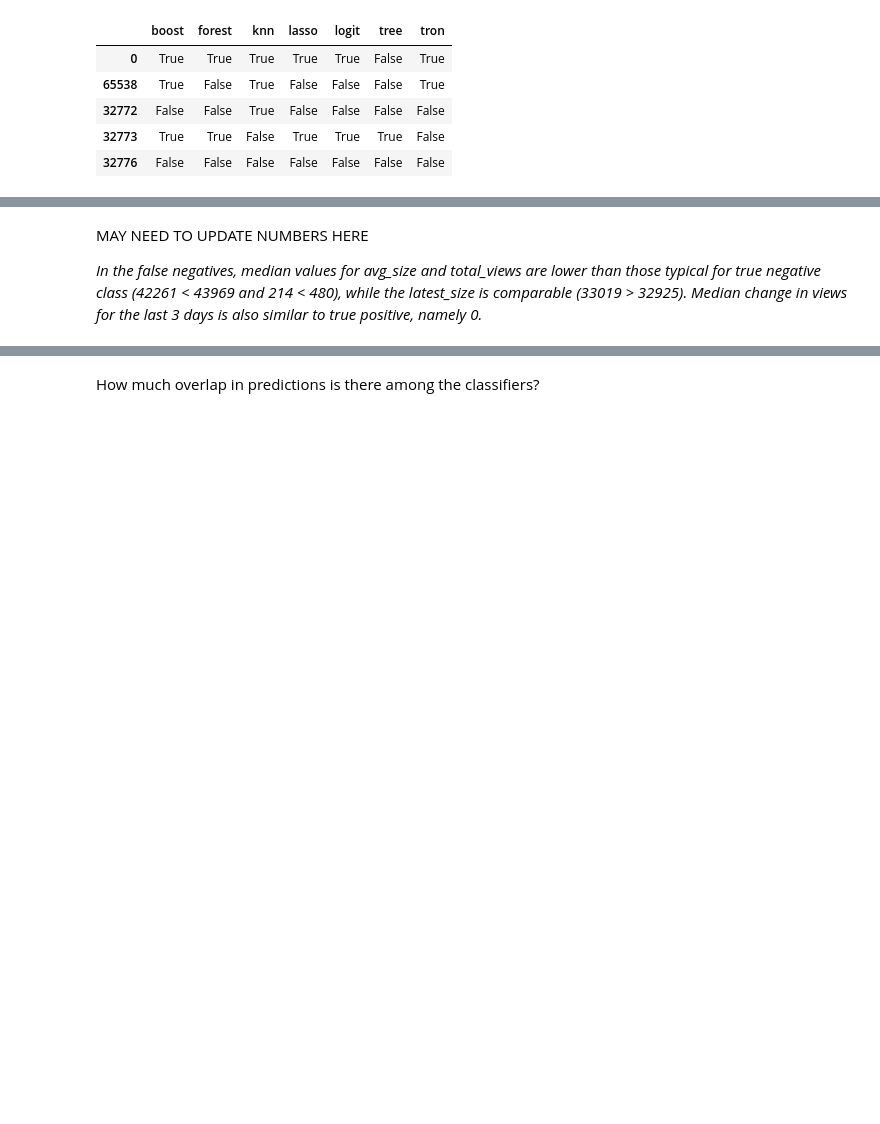
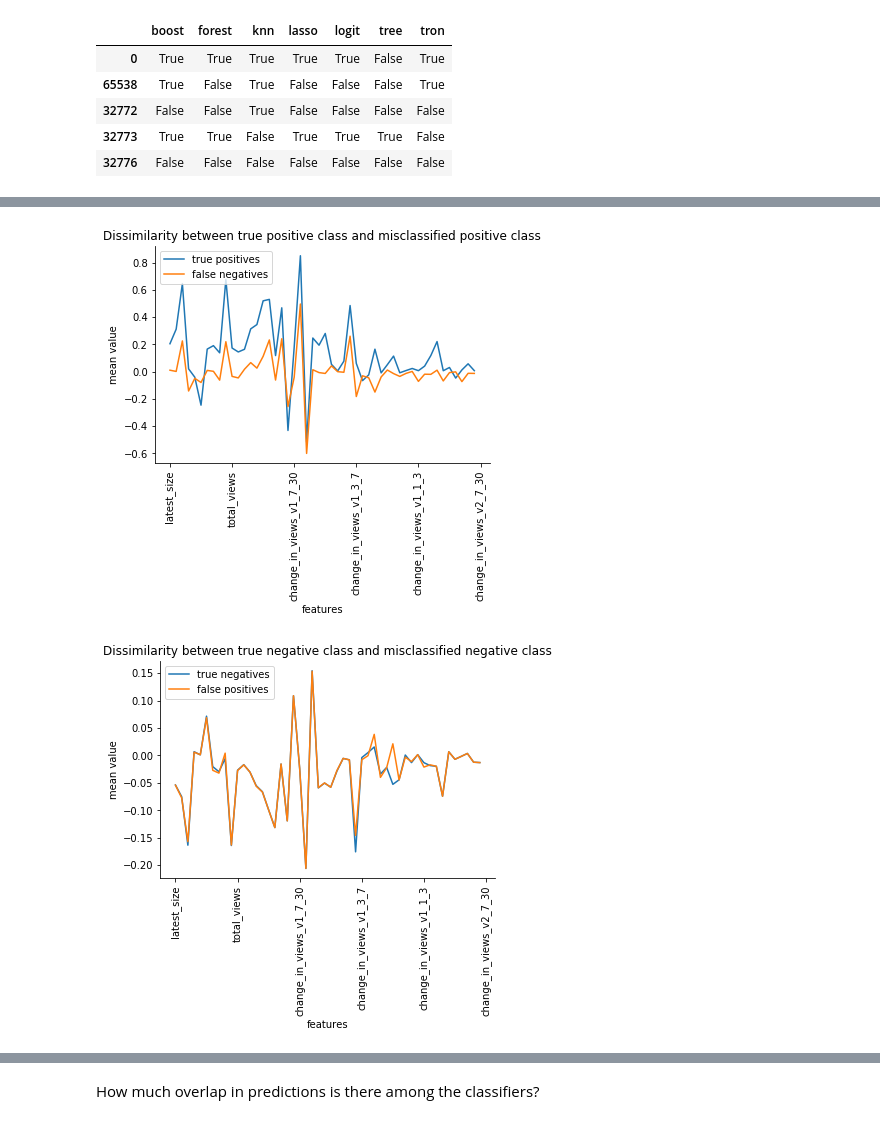
Before and after one commit to FajneFarita/Looking-for-a-Needle-in-a-Haystack-Predicting-Wikipedia-Edits, a Jupyter notebook: data/final/fall-2017-info-251-final-project-analysis-nnu.ipynb, the cells around one changed output, grey strips where cells are left out. Cells and saved outputs as stored; diff of their text form; code cells hidden in the pictures; blank space fills up the shorter version.

Commit message:
error analysis with charts for all clfs and for GB

```diff
--- a/data/final/fall-2017-info-251-final-project-analysis-nnu.ipynb
+++ b/data/final/fall-2017-info-251-final-project-analysis-nnu.ipynb
@@ -1251,4 +1151,50 @@ f_grouped.get_group(0).describe()
-# %% [markdown]
-MAY NEED TO UPDATE NUMBERS HERE
-
-*In the false negatives, median values for avg_size and total_views are lower than those typical for true negative class (42261 < 43969 and 214 < 480), while the latest_size is comparable (33019 > 32925). Median change in views for the last 3 days is also similar to true positive, namely 0.*
+# %%
+#TN vs. FP
+t_grouped = df_true.groupby('num_edits_binary')
+tn = t_grouped.get_group(0).describe().loc[['mean']].transpose()
+
+significant_features = ['avg_size', 'latest_size', 'total_views', 'total_edits',
+          'change_in_views_v1_3_7', 'change_in_views_v2_3_7',
+          'change_in_views_v1_1_3', 'change_in_views_v2_1_3',
+          'change_in_views_v1_7_30', 'change_in_views_v2_7_30']
+
+f_grouped = df_false.groupby('num_edits_binary')
+fp = f_grouped.get_group(1).describe().loc[['mean']].transpose()
+# %%
+#TP vs. FN
+t_grouped.get_group(1).describe()
+
+tp = t_grouped.get_group(1).describe().loc[['mean']].transpose()
+
+fn = f_grouped.get_group(0).describe().loc[['mean']].transpose()
+# %%
+tp_plot = [x for x in tp['mean']]
+fn_plot = [x for x in fn['mean']]
+tn_plot = [x for x in tn['mean']]
+fp_plot = [x for x in fp['mean']]
+
+features = tp.index.tolist()
+
+def plot_dissimilarity(true, false, true_label, false_label, features, title):
+    fig, ax = plt.subplots()
+    plt.plot(true)
+    plt.plot(false)
+    plt.legend([true_label, false_label], loc='upper left')
+    ax.set_ylabel('mean value')
+    ax.set_xlabel('features')
+    ax.set_title(title)
+    ax.set_xticklabels(features)
+    for tick in ax.get_xticklabels():
+        tick.set_rotation(90)
+    ax.spines['top'].set_visible(False)
+    ax.spines['right'].set_visible(False)
+    plt.show()
+
+
+plot_dissimilarity(tp_plot[:-1], fn_plot[:-1], 'true positives', 'false negatives',
+                   features[:-1], 'Dissimilarity between true positive class and misclassified positive class')
+plot_dissimilarity(tn_plot[:-1], fp_plot[:-1], 'true negatives', 'false positives',
+                   features[:-1], 'Dissimilarity between true negative class and misclassified negative class')
+# %% [output]
+[figure, added]
+[figure, added]
```
Also changed, not shown: parts of 26 cells of this notebook.
